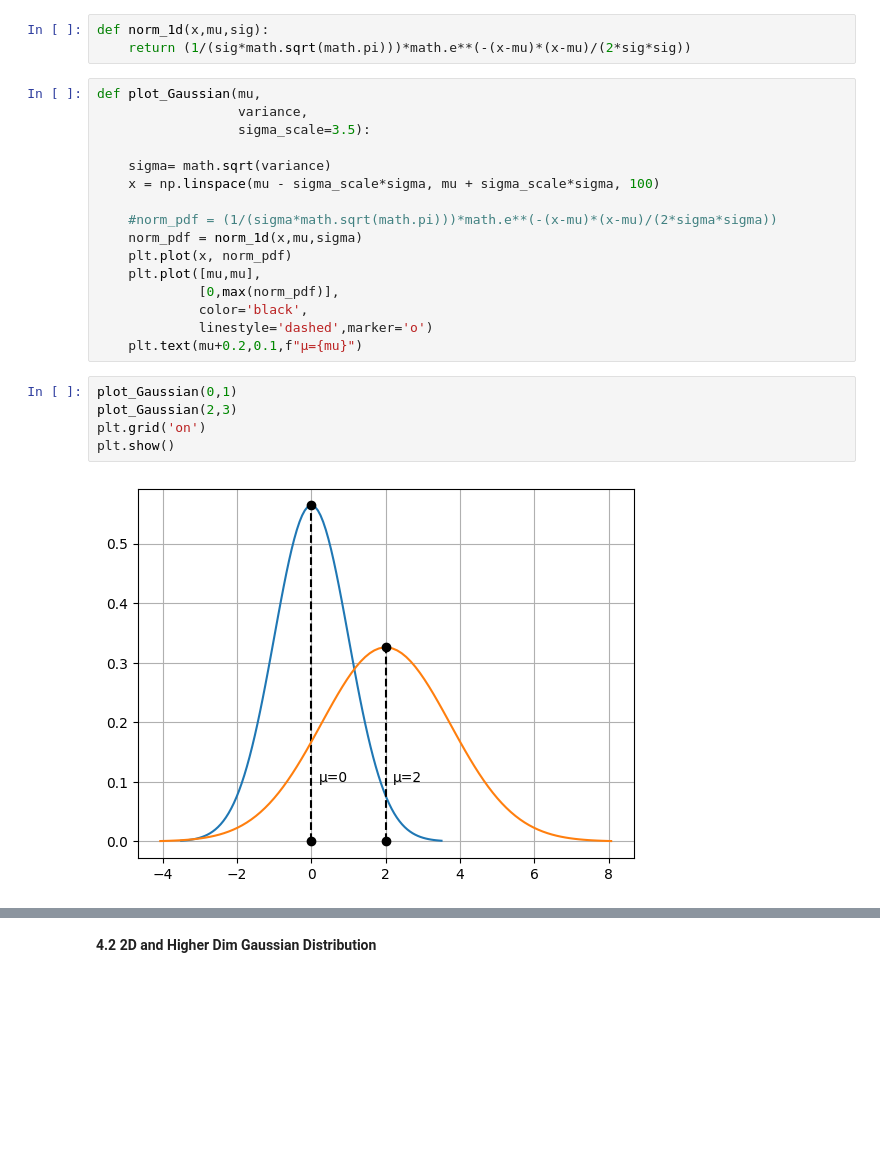
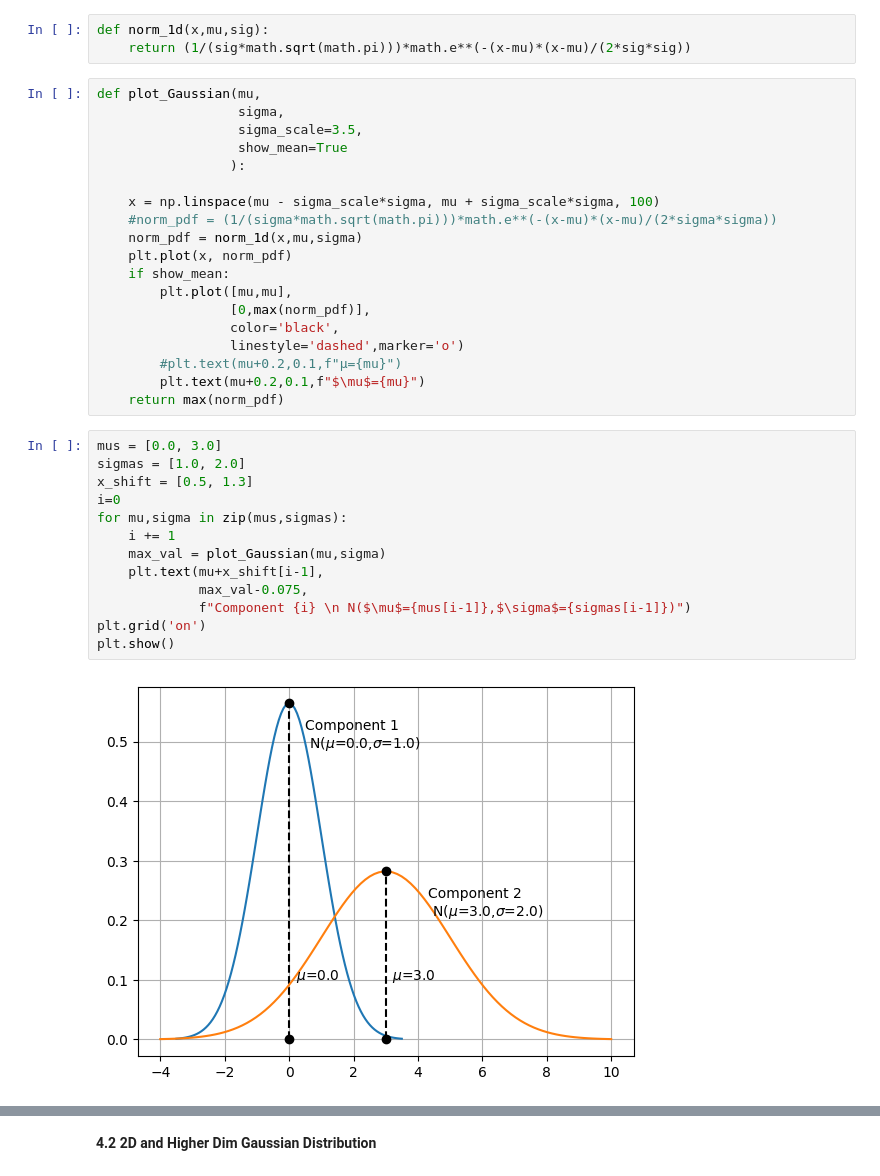
Before and after one commit to enoten/ml-numpy-pytorch, a Jupyter notebook: Gaussian Mixture Models Clustering for Embeddings.ipynb, the cells around one changed output, grey strips where cells are left out. Drawn from its saved outputs; the diff is of its cells as text; blank space fills up the shorter version.

```diff
--- a/Gaussian Mixture Models Clustering for Embeddings.ipynb
+++ b/Gaussian Mixture Models Clustering for Embeddings.ipynb
@@ -123,24 +115,35 @@ def norm_1d(x,mu,sig):
     return (1/(sig*math.sqrt(math.pi)))*math.e**(-(x-mu)*(x-mu)/(2*sig*sig))
 # %%
 def plot_Gaussian(mu,
-                  variance,
-                  sigma_scale=3.5):
+                  sigma,
+                  sigma_scale=3.5,
+                  show_mean=True
+                 ):
 
-    sigma= math.sqrt(variance)
     x = np.linspace(mu - sigma_scale*sigma, mu + sigma_scale*sigma, 100)
-
     #norm_pdf = (1/(sigma*math.sqrt(math.pi)))*math.e**(-(x-mu)*(x-mu)/(2*sigma*sigma))
     norm_pdf = norm_1d(x,mu,sigma)
     plt.plot(x, norm_pdf)
-    plt.plot([mu,mu],
-             [0,max(norm_pdf)],
-             color='black',
-             linestyle='dashed',marker='o')
-    plt.text(mu+0.2,0.1,f"μ={mu}")
+    if show_mean:
+        plt.plot([mu,mu],
+                 [0,max(norm_pdf)],
+                 color='black',
+                 linestyle='dashed',marker='o')
+        #plt.text(mu+0.2,0.1,f"μ={mu}")
+        plt.text(mu+0.2,0.1,f"$\mu$={mu}")
+    return max(norm_pdf)
 # %%
-plot_Gaussian(0,1)
-plot_Gaussian(2,3)
+mus = [0.0, 3.0]
+sigmas = [1.0, 2.0]
+x_shift = [0.5, 1.3]
+i=0
+for mu,sigma in zip(mus,sigmas):
+    i += 1
+    max_val = plot_Gaussian(mu,sigma)
+    plt.text(mu+x_shift[i-1],
+             max_val-0.075,
+             f"Component {i} \n N($\mu$={mus[i-1]},$\sigma$={sigmas[i-1]})")
 plt.grid('on')
 plt.show()
 # %% [output]
-[figure, old version]
+[figure, new version]
```
Also changed, not shown: parts of 51 cells of this notebook, 1 other file.
